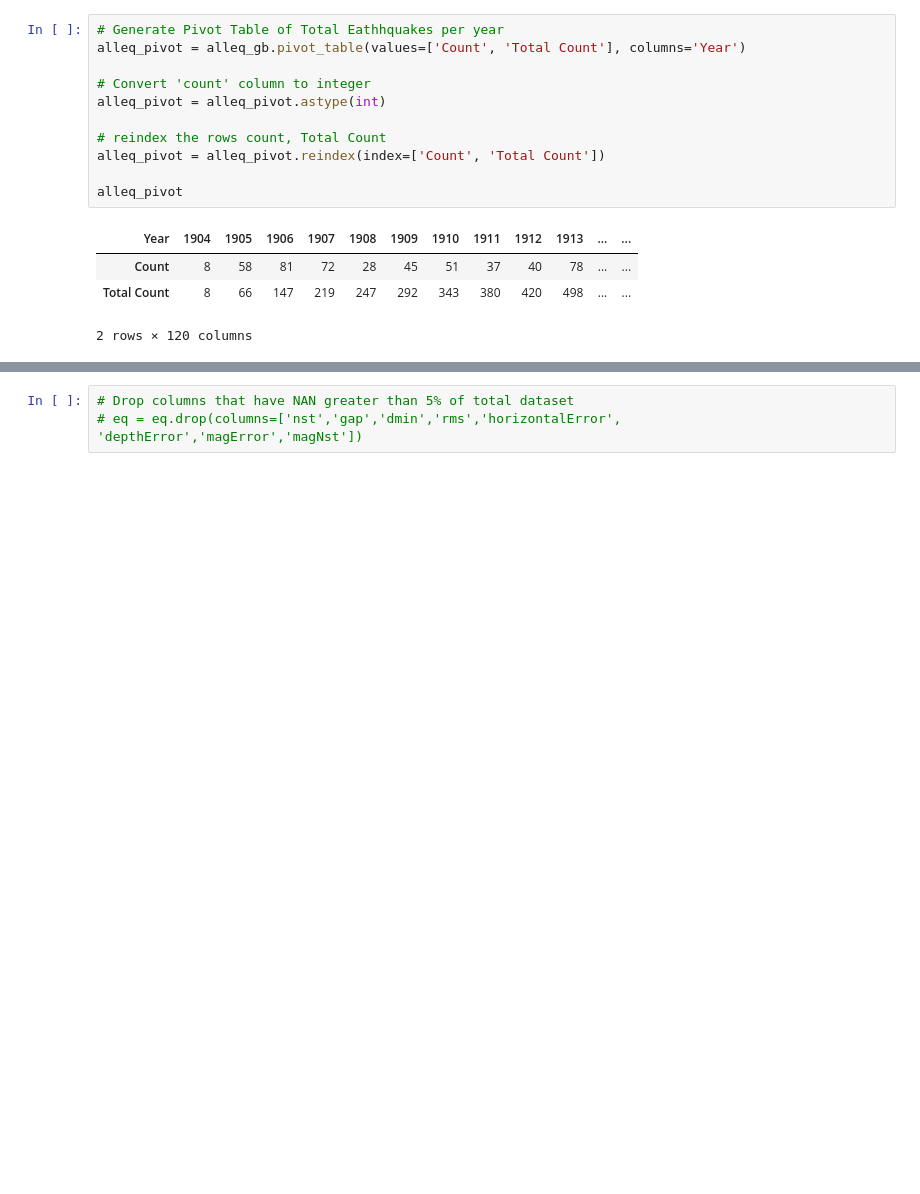
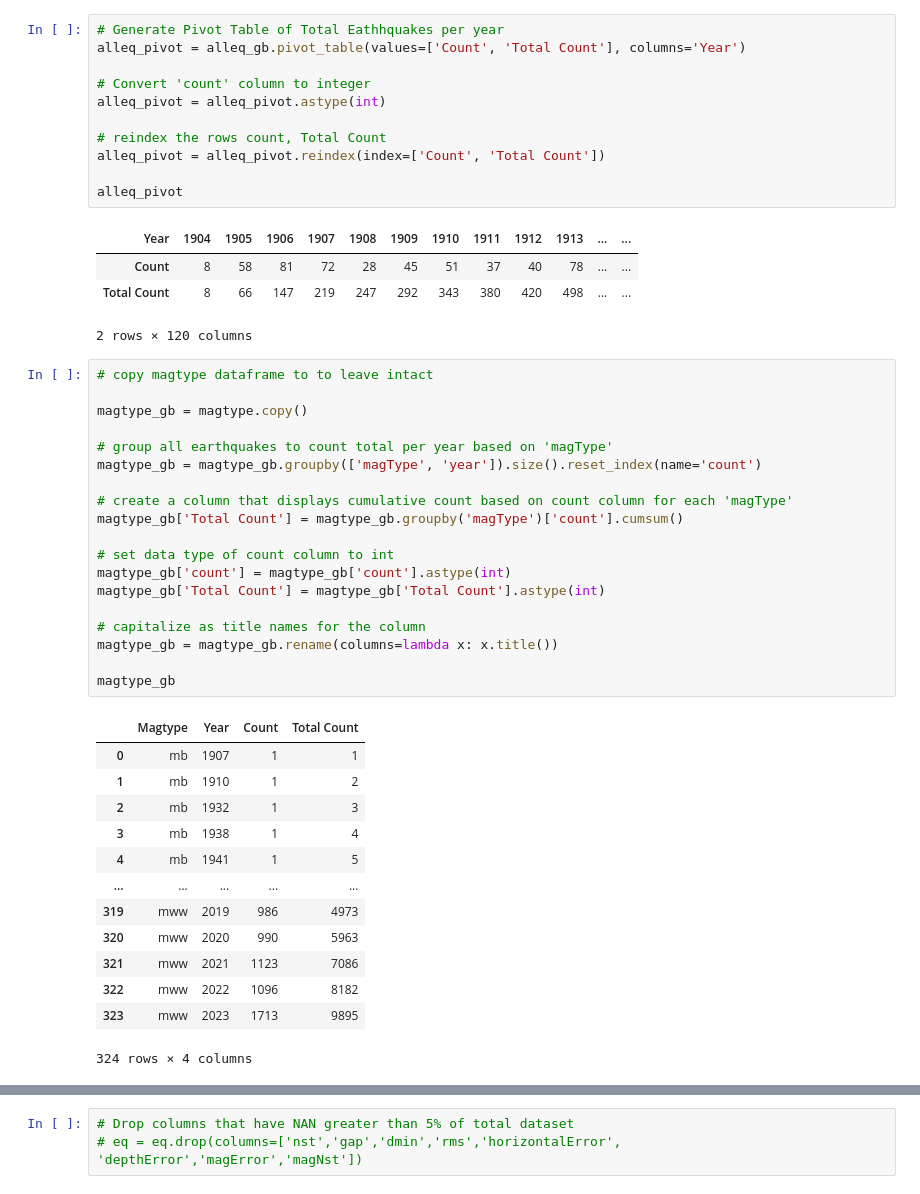
Before and after one commit to jameslaurence82/Project, a Jupyter notebook: earthquake.ipynb, the cells around one changed output, grey strips where cells are left out. Cells and saved outputs as stored; diff of their text form; blank space fills up the shorter version.

```diff
--- a/earthquake.ipynb
+++ b/earthquake.ipynb
@@ -578,3 +578,36 @@ alleq_pivot
 | Count | 8 | 58 | 81 | 72 | 28 | 45 | 51 | 37 | 40 | 78 | ... | ... |
 | Total Count | 8 | 66 | 147 | 219 | 247 | 292 | 343 | 380 | 420 | 498 | ... | ... |
 2 rows × 120 columns
+# %%
+# copy magtype dataframe to to leave intact
+
+magtype_gb = magtype.copy()
+
+# group all earthquakes to count total per year based on 'magType'
+magtype_gb = magtype_gb.groupby(['magType', 'year']).size().reset_index(name='count')
+
+# create a column that displays cumulative count based on count column for each 'magType'
+magtype_gb['Total Count'] = magtype_gb.groupby('magType')['count'].cumsum()
+
+# set data type of count column to int
+magtype_gb['count'] = magtype_gb['count'].astype(int)
+magtype_gb['Total Count'] = magtype_gb['Total Count'].astype(int)
+
+# capitalize as title names for the column
+magtype_gb = magtype_gb.rename(columns=lambda x: x.title())
+
+magtype_gb
+# %% [output]
+|  | Magtype | Year | Count | Total Count |
+| 0 | mb | 1907 | 1 | 1 |
+| 1 | mb | 1910 | 1 | 2 |
+| 2 | mb | 1932 | 1 | 3 |
+| 3 | mb | 1938 | 1 | 4 |
+| 4 | mb | 1941 | 1 | 5 |
+| ... | ... | ... | ... | ... |
+| 319 | mww | 2019 | 986 | 4973 |
+| 320 | mww | 2020 | 990 | 5963 |
+| 321 | mww | 2021 | 1123 | 7086 |
+| 322 | mww | 2022 | 1096 | 8182 |
+| 323 | mww | 2023 | 1713 | 9895 |
+324 rows × 4 columns
```
Also changed, not shown: parts of 10 cells of this notebook, 1 other file.
